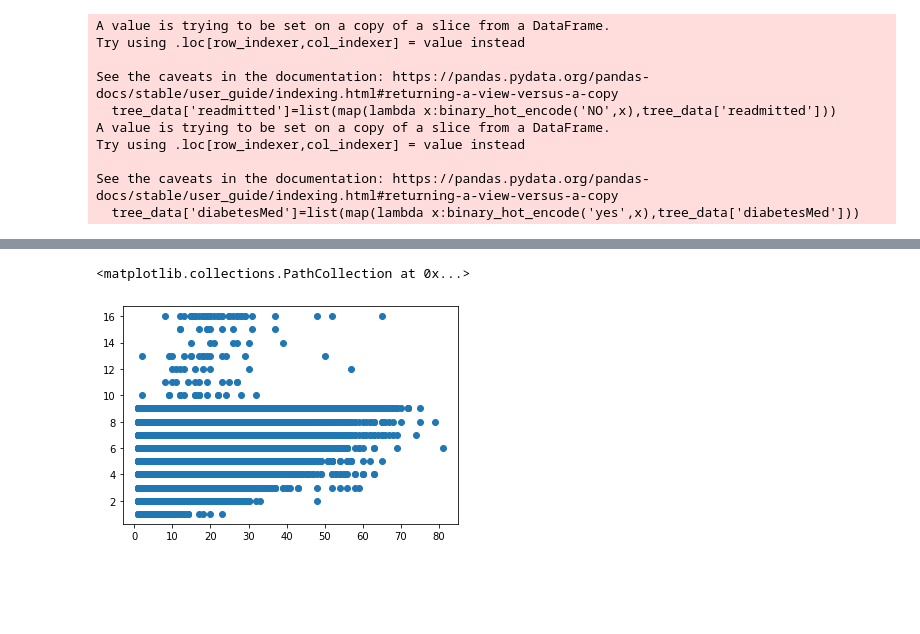
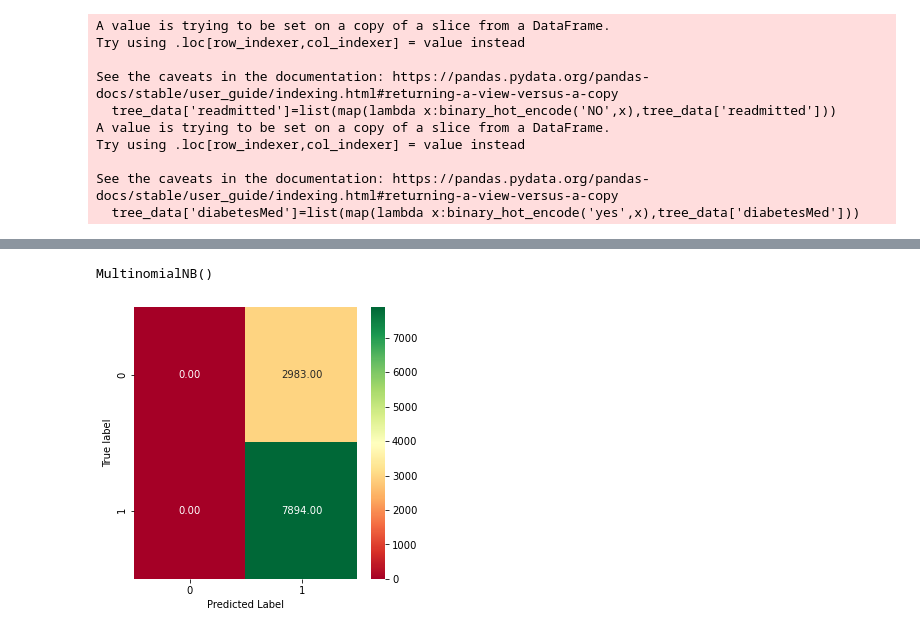
Before and after one commit to Eric-Schneider-Bellarmine-University/DS160_Final_Project_ESS_AH, a Jupyter notebook: Final_Project_ESS_AH.ipynb, the cells around one changed output, grey strips where cells are left out. Cells and saved outputs as stored; diff of their text form; code cells hidden in the pictures; blank space fills up the shorter version.

```diff
--- a/Final_Project_ESS_AH.ipynb
+++ b/Final_Project_ESS_AH.ipynb
@@ -423,6 +564,21 @@ from statsmodels.formula.api import ols
 # %%
-
-pl.scatter(diabetes['num_medications'],diabetes['number_diagnoses'])
+x=encoded_tree_data.query('index=="race"')
+y=encoded_tree_data.query('index!="race"')
+x=x.T
+y=y.T
-# %% [output]
-<matplotlib.collections.PathCollection at 0x...>
-[figure, removed]
+# %%
+x_train, x_test, y_train, y_test = train_test_split(y,x,
+                                                    test_size=.20,
+                                                    random_state=32)
+# %%
+clf = MultinomialNB()
+# %%
+clf.fit(x_train, num.ravel(y_train))
+# %% [output]
+MultinomialNB()
+# %%
+y_pred = clf.predict(x_test)
+# %%
+plot_cm(y_pred, y_test)
+# %% [output]
+[figure, added]
```
Also changed, not shown: parts of 26 cells of this notebook.
